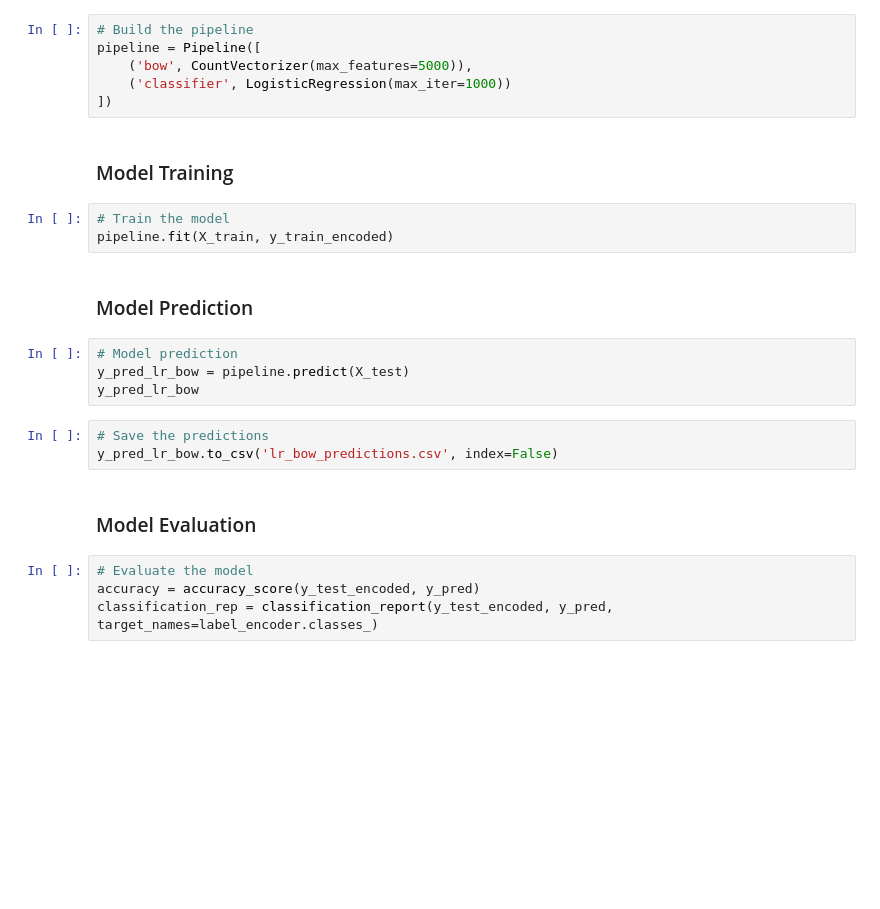
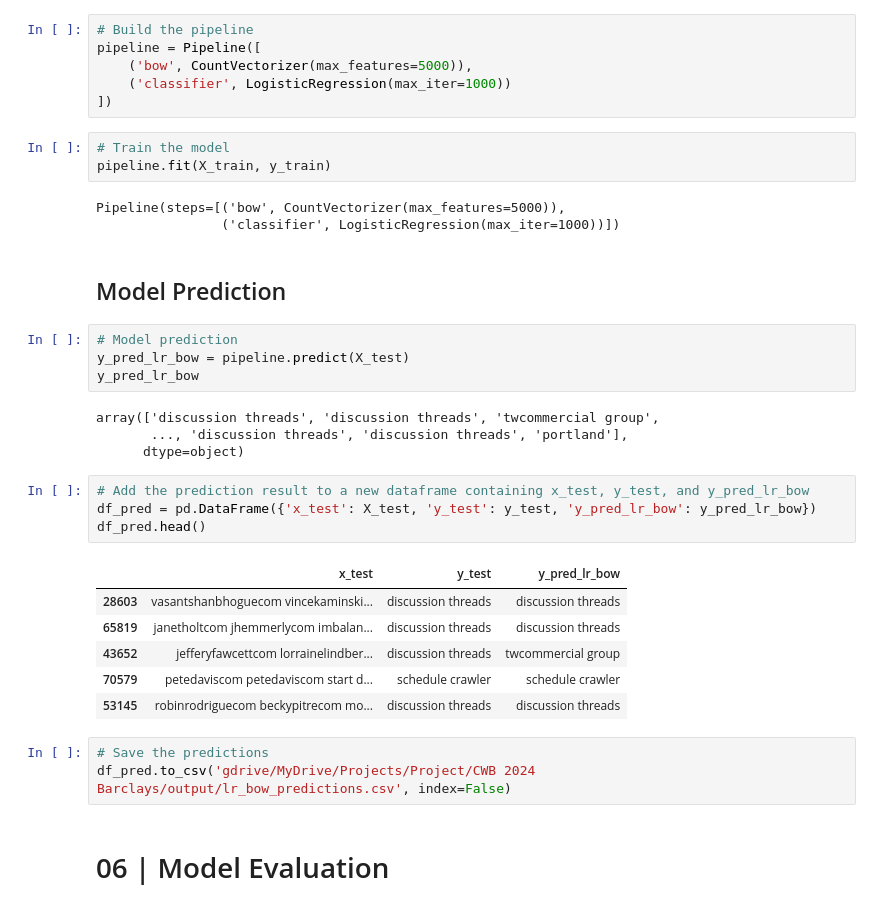
Before and after one commit to varaah/email-classification-project, a Jupyter notebook: CWB_2024_Barclays.ipynb, the cells around one changed output. Drawn from its saved outputs; the diff is of its cells as text; blank space fills up the shorter version.

Commit message:
Second commit, saved model.

```diff
--- a/CWB_2024_Barclays.ipynb
+++ b/CWB_2024_Barclays.ipynb
@@ -697,24 +621,36 @@ pipeline = Pipeline([
     ('bow', CountVectorizer(max_features=5000)),
     ('classifier', LogisticRegression(max_iter=1000))
 ])
+# %%
+# Train the model
+pipeline.fit(X_train, y_train)
+# %% [output]
+Pipeline(steps=[('bow', CountVectorizer(max_features=5000)),
+                ('classifier', LogisticRegression(max_iter=1000))])
 # %% [markdown]
-### Model Training
+## Model Prediction
-# %%
-# Train the model
-pipeline.fit(X_train, y_train_encoded)
-# %% [markdown]
-### Model Prediction
 # %%
 # Model prediction
 y_pred_lr_bow = pipeline.predict(X_test)
 y_pred_lr_bow
+# %% [output]
+array(['discussion threads', 'discussion threads', 'twcommercial group',
+       ..., 'discussion threads', 'discussion threads', 'portland'],
+      dtype=object)
+# %%
+# Add the prediction result to a new dataframe containing x_test, y_test, and y_pred_lr_bow
+df_pred = pd.DataFrame({'x_test': X_test, 'y_test': y_test, 'y_pred_lr_bow': y_pred_lr_bow})
+df_pred.head()
+# %% [output]
+|  | x_test | y_test | y_pred_lr_bow |
+| 28603 | vasantshanbhoguecom vincekaminski... | discussion threads | discussion threads |
+| 65819 | janetholtcom jhemmerlycom imbalan... | discussion threads | discussion threads |
+| 43652 | jefferyfawcettcom lorrainelindber... | discussion threads | twcommercial group |
+| 70579 | petedaviscom petedaviscom start d... | schedule crawler | schedule crawler |
+| 53145 | robinrodriguecom beckypitrecom mo... | discussion threads | discussion threads |
 # %%
 # Save the predictions
-y_pred_lr_bow.to_csv('lr_bow_predictions.csv', index=False)
+df_pred.to_csv('gdrive/MyDrive/Projects/Project/CWB 2024 Barclays/output/lr_bow_predictions.csv', index=False)
 # %% [markdown]
-### Model Evaluation
+# 06 | Model Evaluation
-# %%
-# Evaluate the model
-accuracy = accuracy_score(y_test_encoded, y_pred)
-classification_rep = classification_report(y_test_encoded, y_pred, target_names=label_encoder.classes_)
 # %%
```
Also changed, not shown: parts of 28 cells of this notebook.
